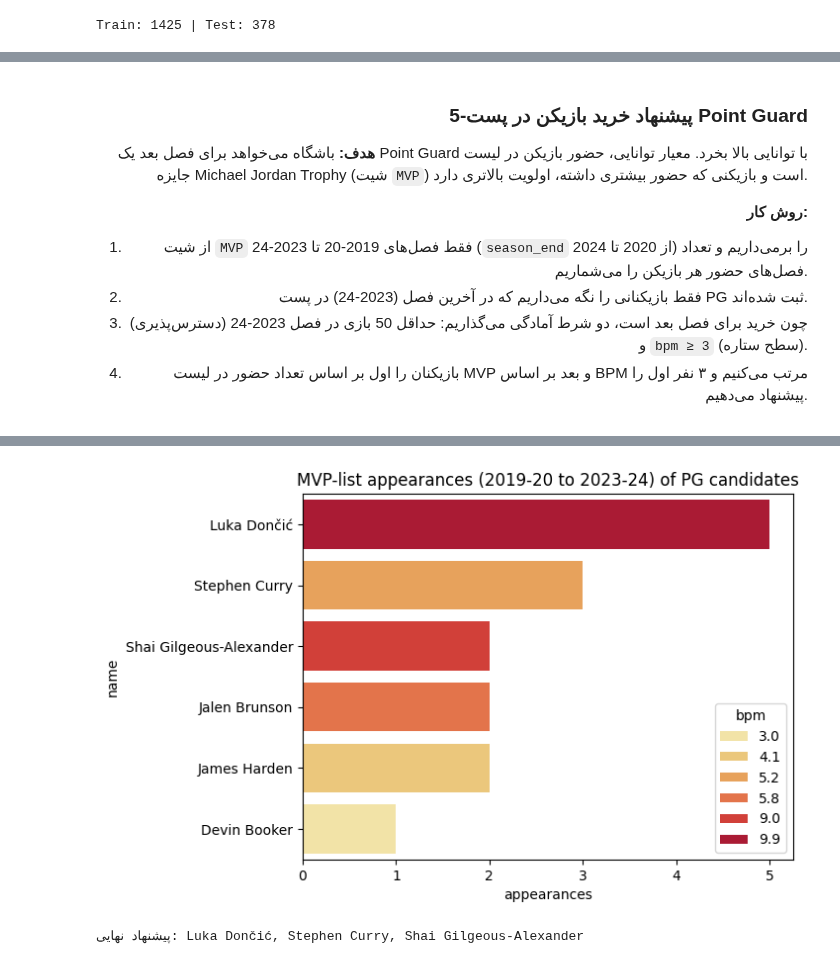
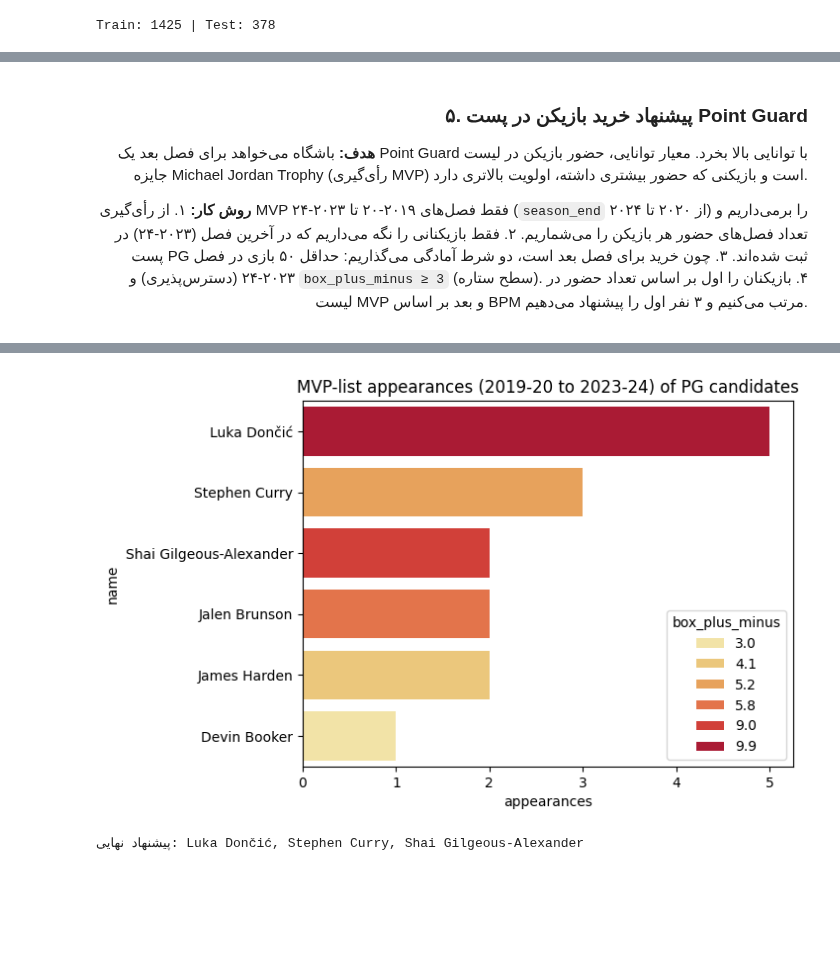
Before and after one commit to bahramzarean/QBC-Group3-EDA-NBA-Analysis, a Jupyter notebook: NBA/NBA_EDA.ipynb, the cells around one changed output, grey strips where cells are left out. Saved outputs shown, nothing was run; the diff lists cells and outputs as text; code cells hidden in the pictures; blank space fills up the shorter version.

```diff
--- a/NBA/NBA_EDA.ipynb
+++ b/NBA/NBA_EDA.ipynb
@@ -63,16 +185,0 @@ league.describe()
-# %%
-adv_cols = ["mp", "per", "ts_pct", "fg3a_per_fga_pct", "fta_per_fga_pct", "orb_pct", "drb_pct",
-            "trb_pct", "ast_pct", "stl_pct", "blk_pct", "tov_pct", "usg_pct", "ows", "dws", "ws",
-            "ws_per_48", "obpm", "dbpm", "bpm", "vorp"]
-for c in adv_cols:
-    adv[c] = pd.to_numeric(adv[c].astype(str).str.replace("'", "", regex=False), errors="coerce")
-
-
-
-cols = ["player_id", "season_end", "team_name_abbr", "pts_per_g", "trb_per_g", "ast_per_g",
-        "stl_per_g", "blk_per_g", "fg3a_per_g", "mp_per_g", "fg_pct"]
-players = adv.merge(pg[cols], on=["player_id", "season_end", "team_name_abbr"])
-players["name"] = players.name_display.map(fix)
-
-
-players = players.sort_values("mp", ascending=False).drop_duplicates(["player_id", "season_end"])
@@ -98,8 +186,5 @@ players.describe()
 # %%
-mvp = data["MVP"].copy()
-mvp["rank_num"] = mvp["rank"].astype(str).str.replace("T", "").astype(int)   # "10T" -> 10
-
-top_mvp = mvp[mvp.rank_num <= 10][["season_end", "player_id"]].assign(group="MVP Top 10")
+top_mvp = mvp[mvp.mvp_rank <= 10][["season_end", "player_id"]].assign(group="MVP Top 10")
 top_pts = pg[pg.ranker <= 10][["season_end", "player_id"]].drop_duplicates().assign(group="Top Players")
 heights = pd.concat([top_mvp, top_pts]).merge(info[["player_id", "height_cm"]], on="player_id", how="left")
 
@@ -835,39 +1030,38 @@ plt.show()
 # %% [markdown]
 <div dir="rtl" style="text-align: right;">
 
-### 5-پیشنهاد خرید بازیکن در پست Point Guard
+### ۵. پیشنهاد خرید بازیکن در پست Point Guard
 
-**هدف:** باشگاه می‌خواهد برای فصل بعد یک Point Guard با توانایی بالا بخرد. معیار توانایی، حضور بازیکن در لیست جایزه Michael Jordan Trophy (شیت `MVP`) است و بازیکنی که حضور بیشتری داشته، اولویت بالاتری دارد.
+**هدف:** باشگاه می‌خواهد برای فصل بعد یک Point Guard با توانایی بالا بخرد. معیار توانایی، حضور بازیکن در لیست جایزه Michael Jordan Trophy (رأی‌گیری MVP) است و بازیکنی که حضور بیشتری داشته، اولویت بالاتری دارد.
 
 **روش کار:**
-1. از شیت `MVP` فقط فصل‌های 2019-20 تا 2023-24 (`season_end` از 2020 تا 2024) را برمی‌داریم و تعداد فصل‌های حضور هر بازیکن را می‌شماریم.
-2. فقط بازیکنانی را نگه می‌داریم که در آخرین فصل (2023-24) در پست PG ثبت شده‌اند.
-3. چون خرید برای فصل بعد است، دو شرط آمادگی می‌گذاریم: حداقل 50 بازی در فصل 2023-24 (دسترس‌پذیری) و `bpm ≥ 3` (سطح ستاره).
-4. بازیکنان را اول بر اساس تعداد حضور در لیست MVP و بعد بر اساس BPM مرتب می‌کنیم و ۳ نفر اول را پیشنهاد می‌دهیم.
+۱. از رأی‌گیری MVP فقط فصل‌های ۲۰۱۹-۲۰ تا ۲۰۲۳-۲۴ (`season_end` از ۲۰۲۰ تا ۲۰۲۴) را برمی‌داریم و تعداد فصل‌های حضور هر بازیکن را می‌شماریم.
+۲. فقط بازیکنانی را نگه می‌داریم که در آخرین فصل (۲۰۲۳-۲۴) در پست PG ثبت شده‌اند.
+۳. چون خرید برای فصل بعد است، دو شرط آمادگی می‌گذاریم: حداقل ۵۰ بازی در فصل ۲۰۲۳-۲۴ (دسترس‌پذیری) و `box_plus_minus ≥ 3` (سطح ستاره).
+۴. بازیکنان را اول بر اساس تعداد حضور در لیست MVP و بعد بر اساس BPM مرتب می‌کنیم و ۳ نفر اول را پیشنهاد می‌دهیم.
 
 </div>
 # %%
-
 m = mvp[mvp.season_end.between(2020, 2024)]
 presence = m.groupby("player_id").agg(
-    name=("player", "first"),
+    name=("full_name", "first"),
     appearances=("season_end", "nunique"),
-    best_rank=("rank_num", "min"),
-    share=("award_share", "sum")).reset_index()
+    best_rank=("mvp_rank", "min"),
+    mvp_points=("mvp_points", "sum")).reset_index()
 
 
-last = players[players.season_end == 2024][["player_id", "pos", "age", "games", "pts_per_g", "ast_per_g",
-                                            "per", "ts_pct", "ast_pct", "tov_pct", "bpm", "vorp", "ws_per_48"]]
+last = players[players.season_end == 2024][["player_id", "position_name", "age", "games_played", "points_per_game", "assists_per_game",
+                                            "played_efficiency_rating", "true_shooting_percentage", "assist_percentage", "turnover_percentage", "box_plus_minus", "value_over_replacement_player", "win_shares_per_48_minutes"]]
 cand = presence.merge(last, on="player_id")
-cand = cand[cand.pos == "PG"]
+cand = cand[cand.position_name == "PG"]
 
 
-ready = cand[(cand.games >= 50) & (cand.bpm >= 3)]
-ready = ready.sort_values(["appearances", "bpm"], ascending=False).reset_index(drop=True)
-display(ready.drop(columns=["player_id", "pos"]).round(2))
+ready = cand[(cand.games_played >= 50) & (cand.box_plus_minus >= 3)]
+ready = ready.sort_values(["appearances", "box_plus_minus"], ascending=False).reset_index(drop=True)
+display(ready.drop(columns=["player_id", "position_name"]).round(2))
 
 
-sns.barplot(data=ready, x="appearances", y="name", hue="bpm", palette="YlOrRd", dodge=False)
+sns.barplot(data=ready, x="appearances", y="name", hue="box_plus_minus", palette="YlOrRd", dodge=False)
 plt.title("MVP-list appearances (2019-20 to 2023-24) of PG candidates")
 plt.show()
 
@@ -884,4 +1078,4 @@ print("پیشنهاد نهایی:", ", ".join(top3.name))
-[figure, old version]
+[figure, new version]
 پیشنهاد نهایی: Luka Dončić, Stephen Curry, Shai Gilgeous-Alexander
 # %% [markdown]
 <div dir="rtl" style="text-align: right;">
```
Also changed, not shown: parts of 62 cells of this notebook.
